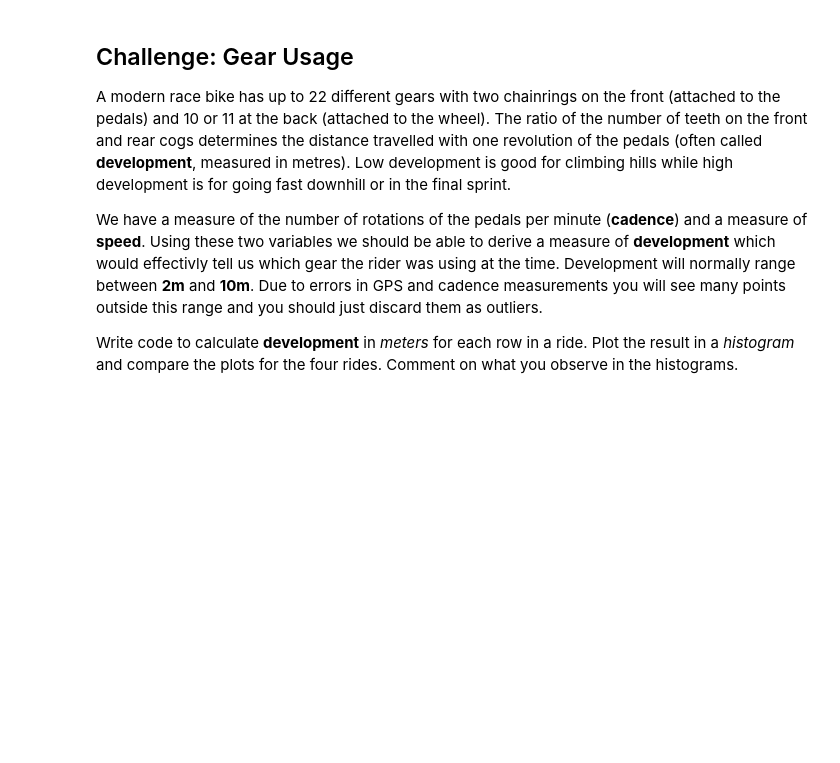
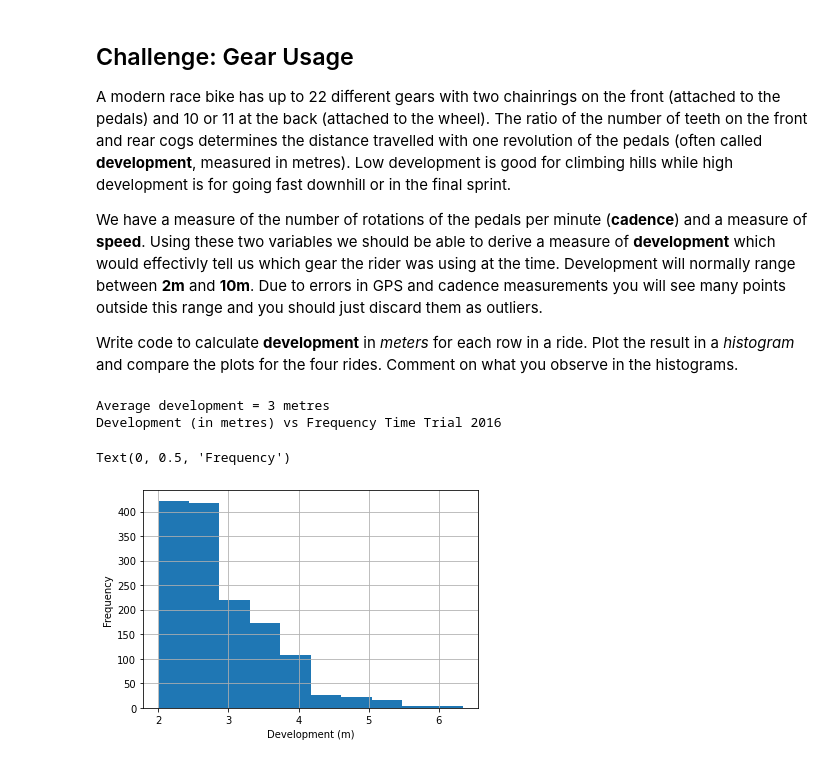
Before and after one commit to MQCOMP2200-S2-2021/data-science-portfolio-JoeB-cybersecurity, a Jupyter notebook: Portfolio 1.ipynb, the cells around one changed output. Drawn from its saved outputs; the diff is of its cells as text; code cells hidden in the pictures; blank space fills up the shorter version.

```diff
--- a/Portfolio 1.ipynb
+++ b/Portfolio 1.ipynb
@@ -263,3 +265,21 @@ A modern race bike has up to 22 different gears with two chainrings on the front
 We have a measure of the number of rotations of the pedals per minute (__cadence__) and a measure of __speed__.  Using these two variables we should be able to derive a measure of __development__ which would effectivly tell us which gear the rider was using at the time.   Development will normally range between __2m__ and __10m__.  Due to errors in GPS and cadence measurements you will see many points outside this range and you should just discard them as outliers.
 
 Write code to calculate __development__ in _meters_ for each row in a ride.  Plot the result in a _histogram_ and compare the plots for the four rides.   Comment on what you observe in the histograms.
+# %%
+def dev(ride):
+        return ride.cadence/ride.speed
+
+#discarding any outliers where development >10m or <2m (done with all datasets below)
+tt_2016_dev = dev(tt_2016[(tt_2016.cadence/tt_2016.speed >= 2) & (tt_2016.cadence/tt_2016.speed <= 10)])
+
+print("Average development = {:.0f} metres".format(tt_2016_dev.mean()))
+
+print("Development (in metres) vs Frequency Time Trial 2016")
+tt_2016_dev.hist()
+plt.xlabel('Development (m)')
+plt.ylabel('Frequency')
+# %% [output]
+Average development = 3 metres
+Development (in metres) vs Frequency Time Trial 2016
+Text(0, 0.5, 'Frequency')
+[figure, added]
```
Also changed, not shown: parts of 9 cells of this notebook.
